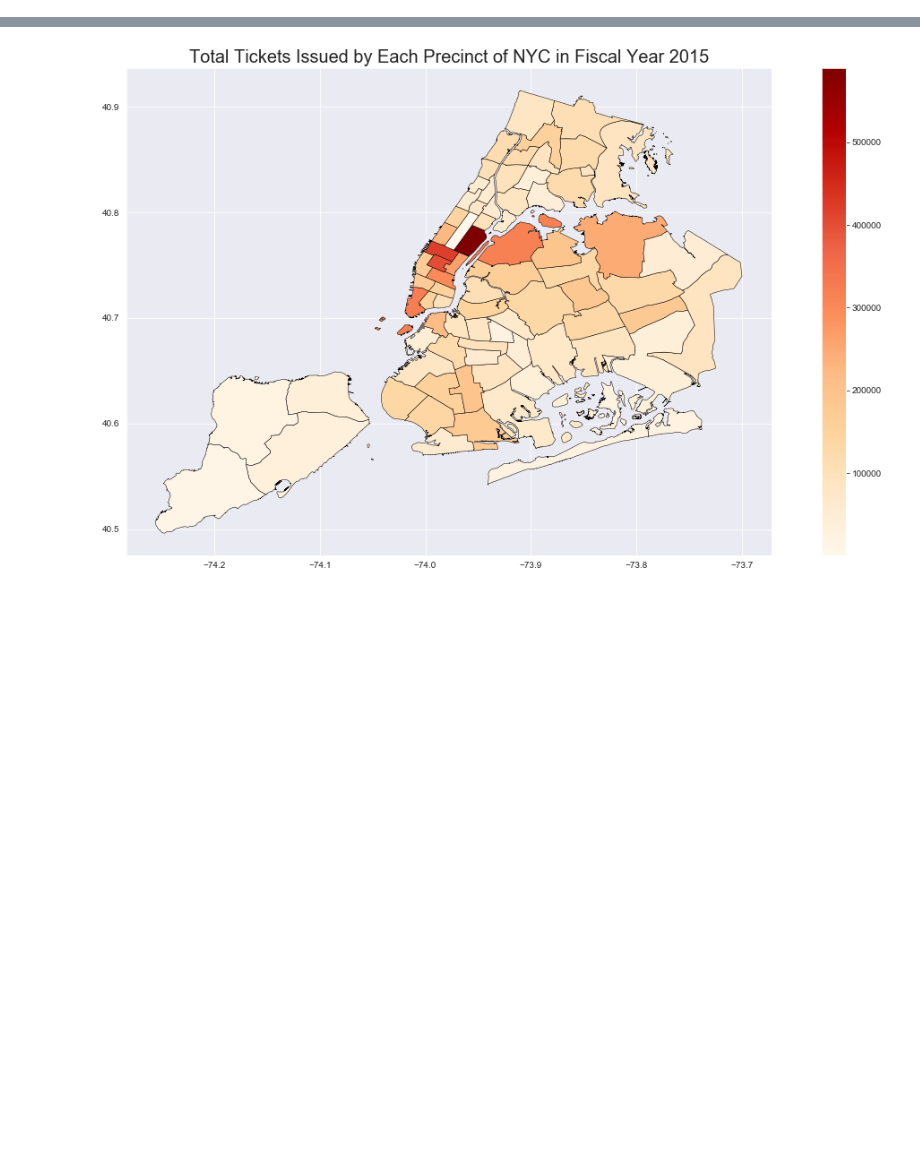
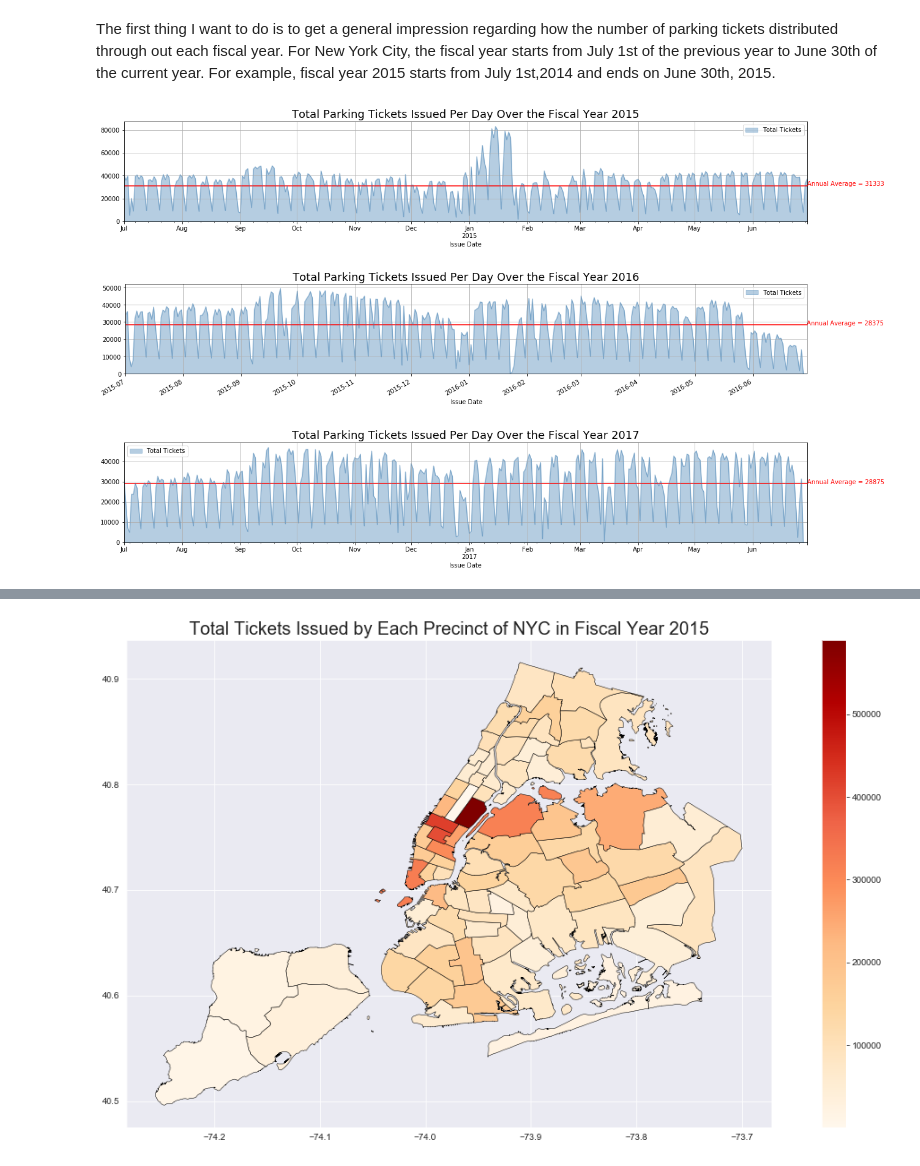
Before and after one commit to siuyik11/NYC_parking_ticket_analysis, a Jupyter notebook: NYC_parking_ticket_analysis.ipynb, the cells around one changed output, grey strips where cells are left out. Cells and saved outputs as stored; diff of their text form; code cells hidden in the pictures; blank space fills up the shorter version.

```diff
--- a/NYC_parking_ticket_analysis.ipynb
+++ b/NYC_parking_ticket_analysis.ipynb
@@ -275,19 +87,0 @@ for i in [21,36,38]:
-# %%
-for i in [21,36,38]:
-    for raw_data, year in zip(raw_data_15_17,years):
-        PAS_hour_data = raw_data[['Violation Time', 'Summons Number', 'Violation Code', 'Plate Type']]
-        PAS_hour_data = PAS_hour_data.loc[PAS_hour_data['Plate Type'] == 'PAS']
-        PAS_hour_data = PAS_hour_data.loc[PAS_hour_data['Violation Code'] == i]
-        PAS_hour_data = PAS_hour_data.groupby('Violation Time', as_index = False).count()
-        PAS_hour_data = PAS_hour_data.loc[PAS_hour_data['Summons Number'] > 10] #I found this is a very effective way to filter all invalid data entries since they are all infrequent events.
-        PAS_hour_data = PAS_hour_data.rename(columns = {'Summons Number' : 'Total Tickets'})
-        PAS_hour_data['Cleaned Violation Time'] = PAS_hour_data['Violation Time'].apply(cleanViolationTime)
-        PAS_hour_data = PAS_hour_data.groupby('Cleaned Violation Time').sum()
-        PAS_hour_data=PAS_hour_data[['Total Tickets']]
-        idx = range(1441)
-        PAS_hour_data = PAS_hour_data.reindex(idx, fill_value=0)
-        fig9 = PAS_hour_data.plot(figsize = (22,2), grid = True, kind = 'area', alpha = 0.5)
-        plt.title("Fiscal Year " + str(year) + " Total Tickets Issued with Violation Code " + str(i) ,fontsize = 20)
-        fig9.set_xlabel("Minutes of the day", fontsize = 14)
-        fig9.set_ylabel("Total tickets", fontsize = 14)
-        sns.set_style('darkgrid')
@@ -305,0 +104,35 @@ for i in [21,36,38]:
+# %% [markdown]
+The first thing I want to do is to get a general impression regarding how the number of parking tickets distributed through out each fiscal year. For New York City, the fiscal year starts from July 1st of the previous year to June 30th of the current year. For example, fiscal year 2015 starts from July 1st,2014 and ends on June 30th, 2015.
+# %%
+Date_Total_list = [] #This list will be used for the violin plots later
+
+for raw_data, year, start_date, end_date in zip(raw_data_15_17, years, start_dates, end_dates):
+    #Data Cleaning Section
+    Date_Total = raw_data[['Issue Date','Summons Number']].groupby('Issue Date', as_index = False).count()
+    Date_Total['Issue Date'] = pd.to_datetime(Date_Total['Issue Date'])
+    Date_Total = Date_Total.set_index('Issue Date').loc[start_date : end_date].sort_index().rename(columns = {"Summons Number" : "Total Tickets"})
+
+    Date_Total_list.append(Date_Total)#This line is used for preparing the dataset for the violin plots later
+
+    #This section is to prepare the dataset for the combined plot later (all three years)
+    if year == 2015:
+        Date_Total_all_years = Date_Total.rename(columns = {"Total Tickets" : "2015"})
+        Date_Total_all_years = Date_Total_all_years.reset_index()
+    else:
+        if year == 2016:
+            Date_Total = Date_Total.drop(pd.to_datetime('2016-02-29'))# we need to remove the unique 02-29 data point so that dates after can match the positions of other years
+        Date_Total = Date_Total.reset_index()
+        Date_Total_all_years[str(year)] = Date_Total['Total Tickets']
+        Date_Total = Date_Total.set_index('Issue Date')
+
+    #Graph Section
+    fig = plt.figure(figsize = (20,3))
+    ax = fig.add_subplot(1,1,1)
+    Date_Total.plot(ax = ax, kind = 'area', color = 'steelblue', alpha = 0.4, grid = True)
+    plt.title("Total Parking Tickets Issued Per Day Over the Fiscal Year " + str(year), fontsize = 18 )
+    ax.hlines(y = Date_Total['Total Tickets'].mean(), xmin = start_date, xmax = end_date, color = 'r', )
+    plt.text(end_date, Date_Total['Total Tickets'].mean(), ("Annual Average = " + str(int(Date_Total['Total Tickets'].mean()))), color = 'r')
+# %% [output]
+[figure, added]
+[figure, added]
+[figure, added]
```
Also changed, not shown: parts of 51 cells of this notebook.
